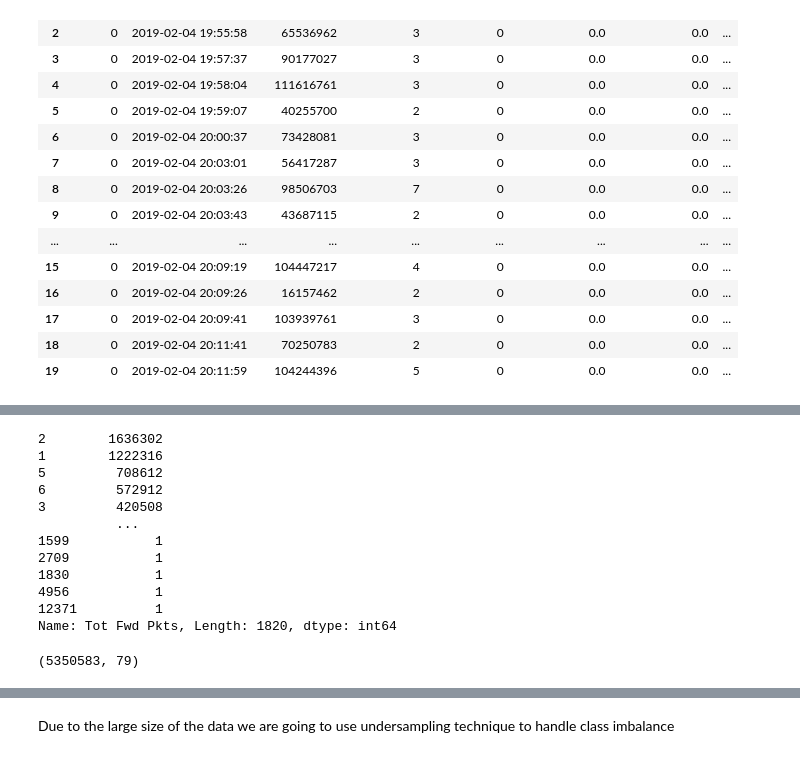
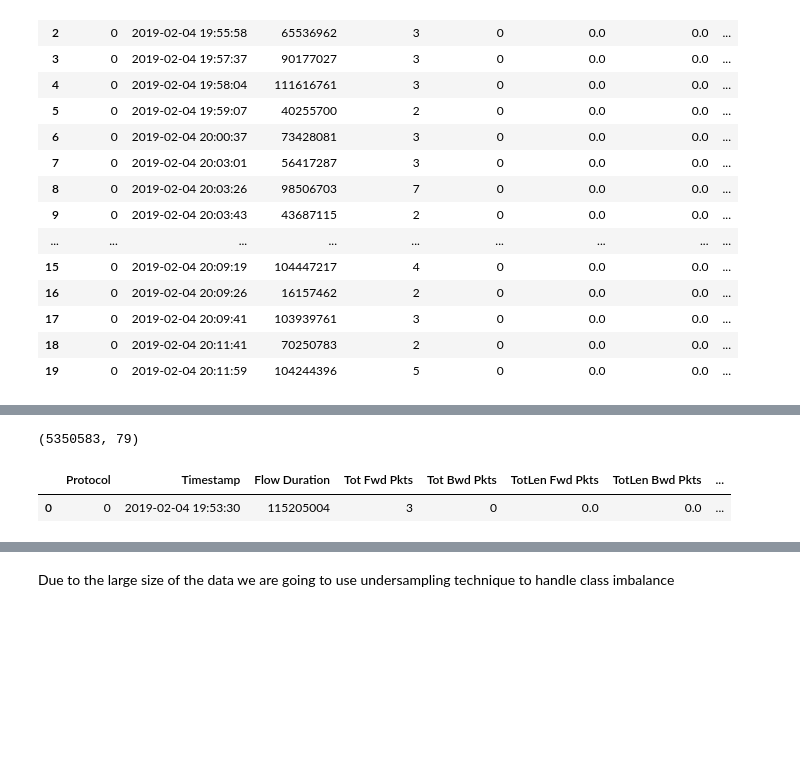
Before and after one commit to khadija267/AI-for-Cyber-Security, a Jupyter notebook: Network_Anomaly_Detection.ipynb, the cells around one changed output, grey strips where cells are left out. Cells and saved outputs as stored; diff of their text form; code cells hidden in the pictures; blank space fills up the shorter version.

```diff
--- a/Network_Anomaly_Detection.ipynb
+++ b/Network_Anomaly_Detection.ipynb
@@ -150,18 +153,6 @@ Name: Protocol, dtype: int64
-# %%
-df['Tot Fwd Pkts'].value_counts()
-# %% [output]
-2        1636302
-1        1222316
-5         708612
-6         572912
-3         420508
-          ...
-1599           1
-2709           1
-1830           1
-4956           1
-12371          1
-Name: Tot Fwd Pkts, Length: 1820, dtype: int64
+# %%
+le=LabelEncoder()
+df['Protocol']=le.fit_transform(df['Protocol'])
 # %%
 
 #after feature scaling we found the dataset contains infinte records
@@ -172,6 +163,11 @@ df.dropna(inplace=True)
 df.shape
 # %% [output]
 (5350583, 79)
+# %%
+df.head(1)
+# %% [output]
+|  | Protocol | Timestamp | Flow Duration | Tot Fwd Pkts | Tot Bwd Pkts | TotLen Fwd Pkts | TotLen Bwd Pkts | ... |
+| 0 | 0 | 2019-02-04 19:53:30 | 115205004 | 3 | 0 | 0.0 | 0.0 | ... |
 # %%
 
 # Convert the timestamp column to datetime format
```
Also changed, not shown: parts of 30 cells of this notebook.
